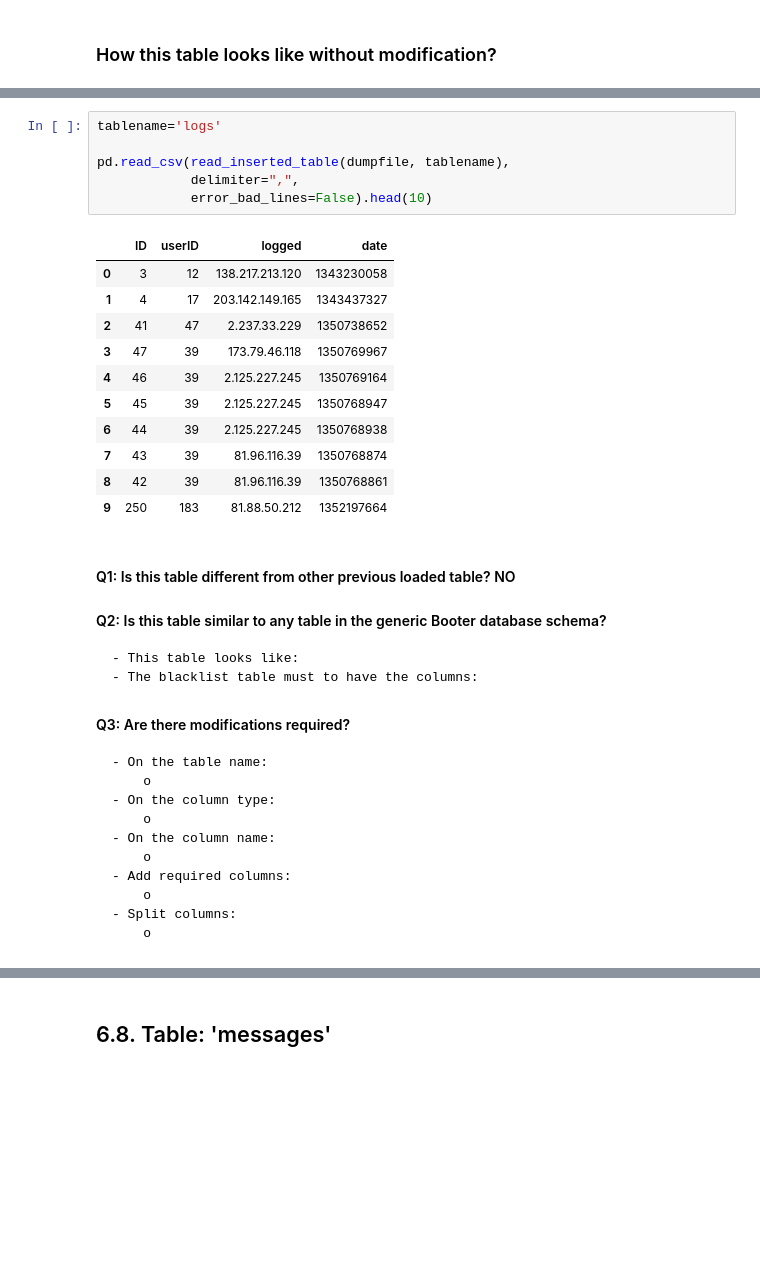
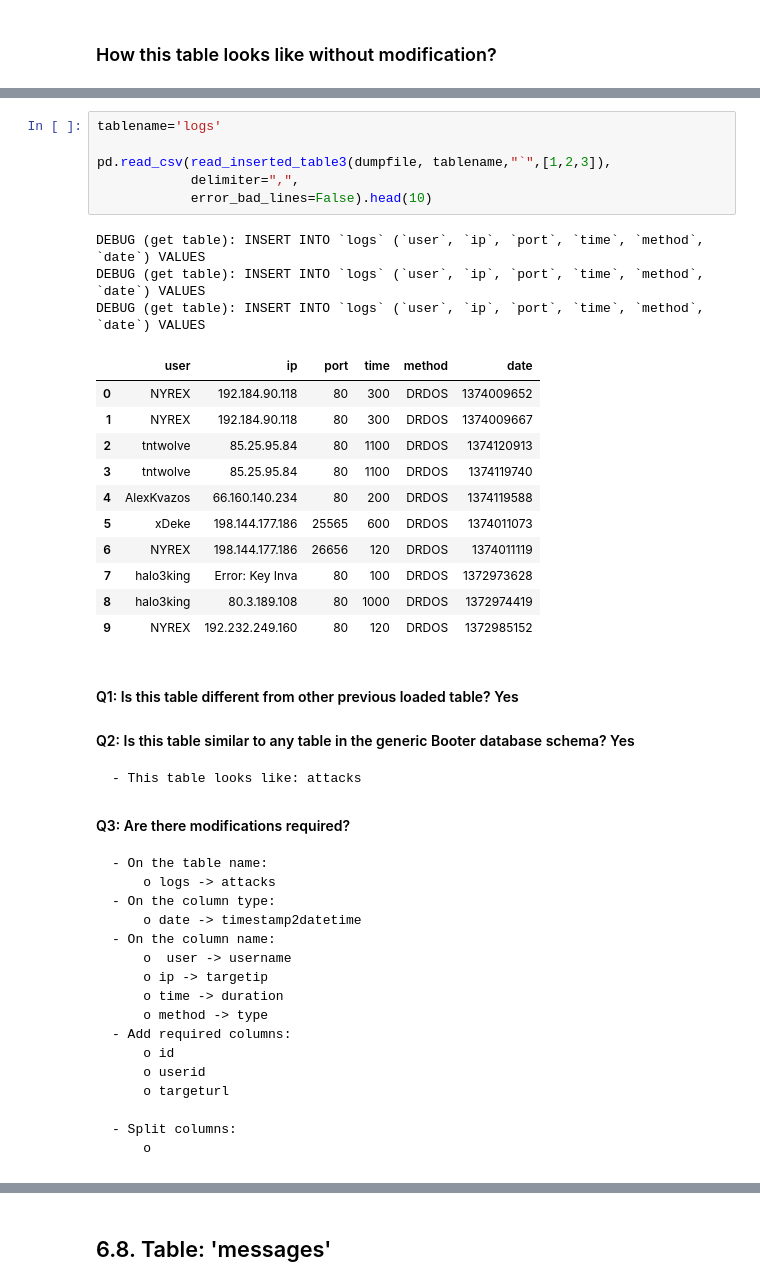
Before and after one commit to jjsantanna/booter_dbs_analyses, a Jupyter notebook: case_studies/212booter/analysis_212booter.ipynb, the cells around one changed output, grey strips where cells are left out. Cells and saved outputs as stored; diff of their text form; blank space fills up the shorter version.

```diff
--- a/case_studies/212booter/analysis_212booter.ipynb
+++ b/case_studies/212booter/analysis_212booter.ipynb
@@ -562,35 +456,43 @@ pd.read_csv(read_inserted_table(dumpfile, tablename),
 # %%
 tablename='logs'
 
-pd.read_csv(read_inserted_table(dumpfile, tablename),
+pd.read_csv(read_inserted_table3(dumpfile, tablename,"`",[1,2,3]),
             delimiter=",",
             error_bad_lines=False).head(10)
 # %% [output]
+DEBUG (get table): INSERT INTO `logs` (`user`, `ip`, `port`, `time`, `method`, `date`) VALUES
+DEBUG (get table): INSERT INTO `logs` (`user`, `ip`, `port`, `time`, `method`, `date`) VALUES
+DEBUG (get table): INSERT INTO `logs` (`user`, `ip`, `port`, `time`, `method`, `date`) VALUES
-|  | ID | userID | logged | date |
-| 0 | 3 | 12 | 138.217.213.120 | 1343230058 |
-| 1 | 4 | 17 | 203.142.149.165 | 1343437327 |
-| 2 | 41 | 47 | 2.237.33.229 | 1350738652 |
-| 3 | 47 | 39 | 173.79.46.118 | 1350769967 |
-| 4 | 46 | 39 | 2.125.227.245 | 1350769164 |
-| 5 | 45 | 39 | 2.125.227.245 | 1350768947 |
-| 6 | 44 | 39 | 2.125.227.245 | 1350768938 |
-| 7 | 43 | 39 | 81.96.116.39 | 1350768874 |
-| 8 | 42 | 39 | 81.96.116.39 | 1350768861 |
-| 9 | 250 | 183 | 81.88.50.212 | 1352197664 |
+|  | user | ip | port | time | method | date |
+| 0 | NYREX | 192.184.90.118 | 80 | 300 | DRDOS | 1374009652 |
+| 1 | NYREX | 192.184.90.118 | 80 | 300 | DRDOS | 1374009667 |
+| 2 | tntwolve | 85.25.95.84 | 80 | 1100 | DRDOS | 1374120913 |
+| 3 | tntwolve | 85.25.95.84 | 80 | 1100 | DRDOS | 1374119740 |
+| 4 | AlexKvazos | 66.160.140.234 | 80 | 200 | DRDOS | 1374119588 |
+| 5 | xDeke | 198.144.177.186 | 25565 | 600 | DRDOS | 1374011073 |
+| 6 | NYREX | 198.144.177.186 | 26656 | 120 | DRDOS | 1374011119 |
+| 7 | halo3king | Error: Key Inva | 80 | 100 | DRDOS | 1372973628 |
+| 8 | halo3king | 80.3.189.108 | 80 | 1000 | DRDOS | 1372974419 |
+| 9 | NYREX | 192.232.249.160 | 80 | 120 | DRDOS | 1372985152 |
 # %% [markdown]
-#### Q1: Is this table different from other previous loaded table? NO
-#### Q2: Is this table similar to any table in the generic Booter database schema?
-    - This table looks like:
-    - The blacklist table must to have the columns:
+#### Q1: Is this table different from other previous loaded table? Yes
+#### Q2: Is this table similar to any table in the generic Booter database schema? Yes
+    - This table looks like: attacks
 
 #### Q3: Are there modifications required?
     - On the table name:
-        o
+        o logs -> attacks
     - On the column type:
-        o
+        o date -> timestamp2datetime
     - On the column name:
-        o
+        o  user -> username
+        o ip -> targetip
+        o time -> duration
+        o method -> type
     - Add required columns:
-        o
+        o id
+        o userid
+        o targeturl
+
     - Split columns:
         o
```
Also changed, not shown: parts of 115 cells of this notebook, 34 other files.
